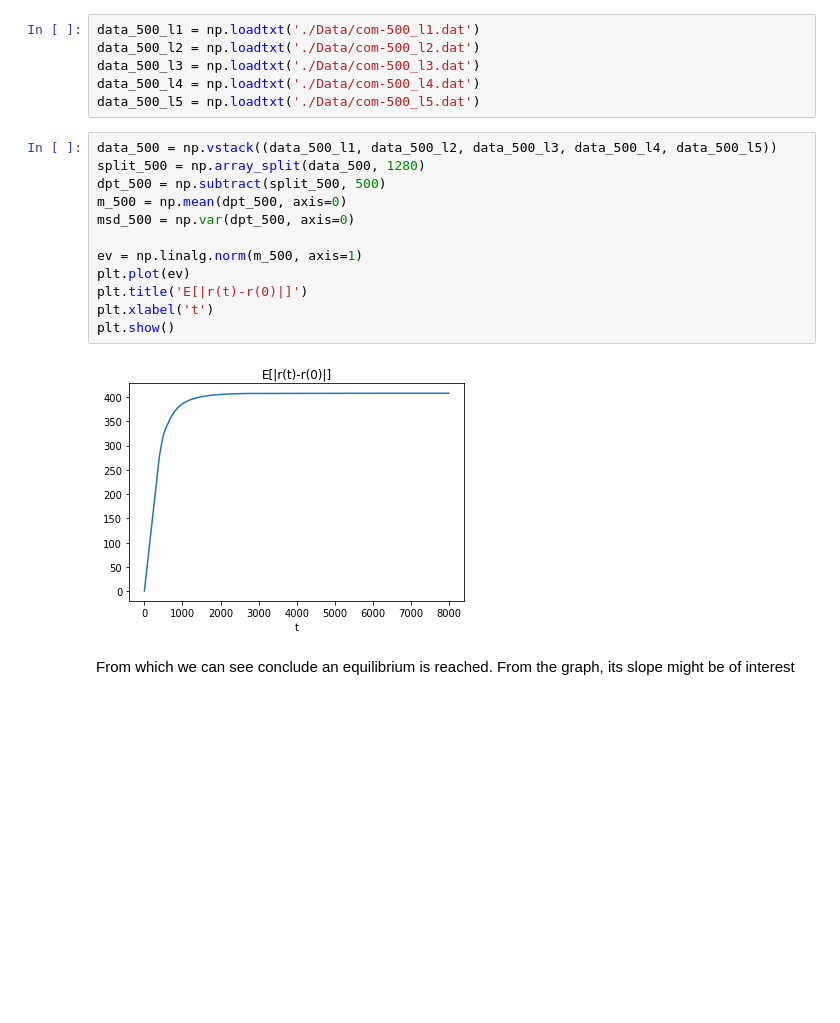
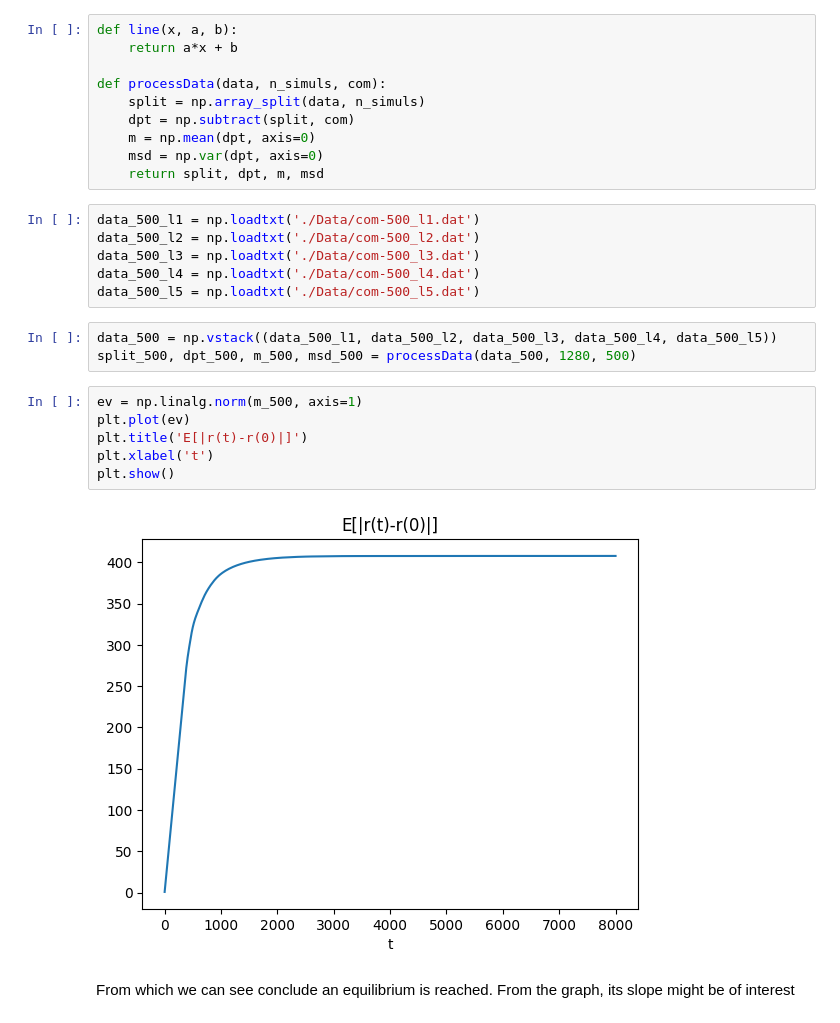
Before and after one commit to Terasuki/UG-PX402-ActiveMatter-2022-23, a Jupyter notebook: notebook-500.ipynb, the cells around one changed output. Drawn from its saved outputs; the diff is of its cells as text; blank space fills up the shorter version.

```diff
--- a/notebook-500.ipynb
+++ b/notebook-500.ipynb
@@ -15,23 +13,30 @@ def line(x, a, b):
+# %%
+def line(x, a, b):
+    return a*x + b
+
+def processData(data, n_simuls, com):
+    split = np.array_split(data, n_simuls)
+    dpt = np.subtract(split, com)
+    m = np.mean(dpt, axis=0)
+    msd = np.var(dpt, axis=0)
+    return split, dpt, m, msd
 # %%
 data_500_l1 = np.loadtxt('./Data/com-500_l1.dat')
 data_500_l2 = np.loadtxt('./Data/com-500_l2.dat')
 data_500_l3 = np.loadtxt('./Data/com-500_l3.dat')
 data_500_l4 = np.loadtxt('./Data/com-500_l4.dat')
 data_500_l5 = np.loadtxt('./Data/com-500_l5.dat')
+# %%
+data_500 = np.vstack((data_500_l1, data_500_l2, data_500_l3, data_500_l4, data_500_l5))
+split_500, dpt_500, m_500, msd_500 = processData(data_500, 1280, 500)
 # %%
-data_500 = np.vstack((data_500_l1, data_500_l2, data_500_l3, data_500_l4, data_500_l5))
-split_500 = np.array_split(data_500, 1280)
-dpt_500 = np.subtract(split_500, 500)
-m_500 = np.mean(dpt_500, axis=0)
-msd_500 = np.var(dpt_500, axis=0)
-
 ev = np.linalg.norm(m_500, axis=1)
 plt.plot(ev)
 plt.title('E[|r(t)-r(0)|]')
 plt.xlabel('t')
 plt.show()
 # %% [output]
-[figure, old version]
+[figure, new version]
 # %% [markdown]
 From which we can see conclude an equilibrium is reached. From the graph, its slope might be of interest
 # %%
```
Also changed, not shown: parts of 41 cells of this notebook, 4 other files.
